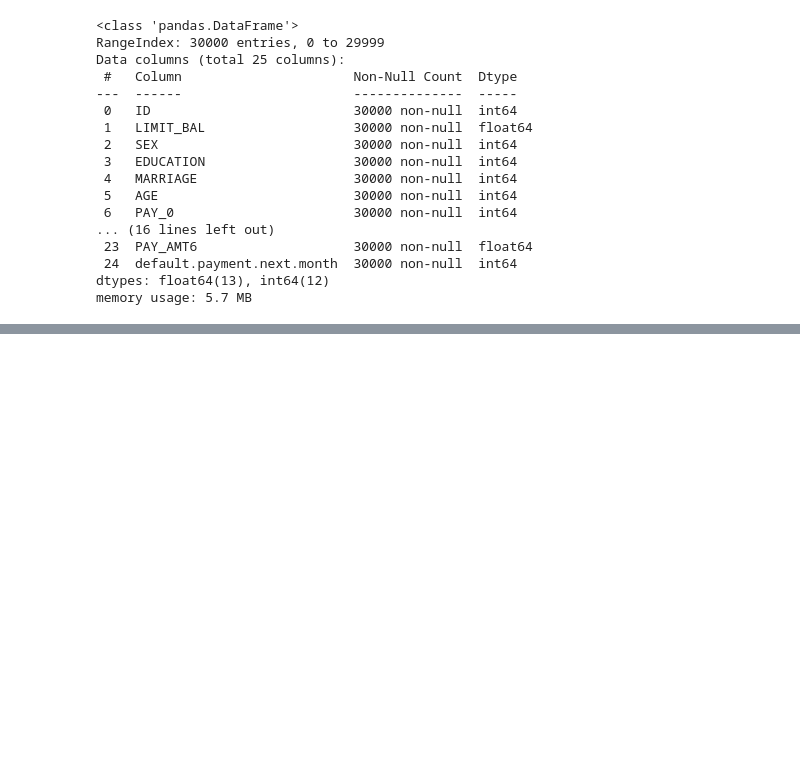
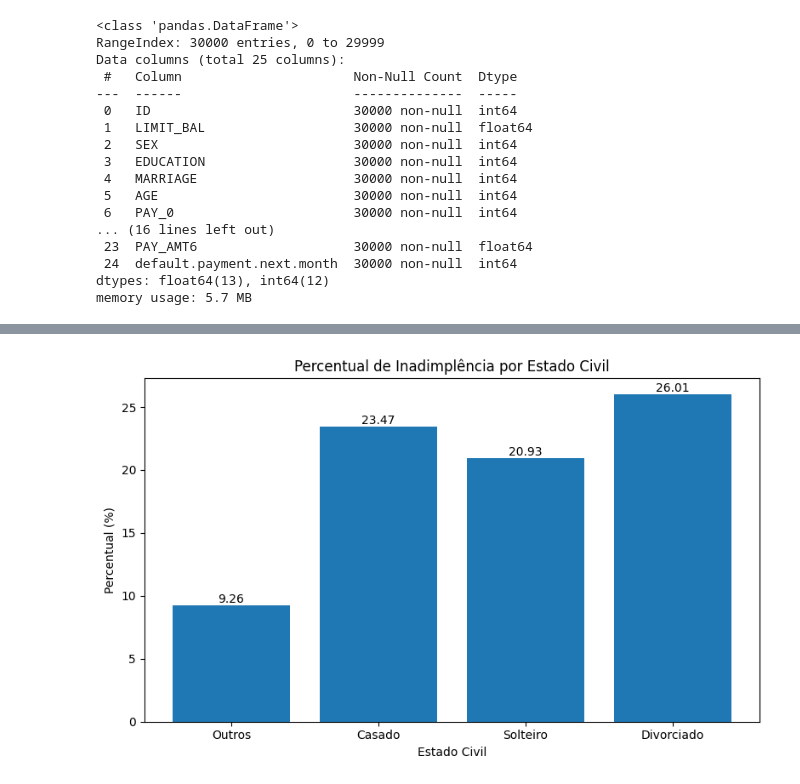
Before and after one commit to rtyodono/ProjetoTecnicasDeProgramacao, a Jupyter notebook: Projeto.ipynb, the cells around one changed output, grey strips where cells are left out. Cells and saved outputs as stored; diff of their text form; code cells hidden in the pictures; blank space fills up the shorter version.

```diff
--- a/Projeto.ipynb
+++ b/Projeto.ipynb
@@ -177,0 +313,29 @@ for coluna in variaveis_quantitativas:
+# %%
+inad_por_estado_civil = df.groupby('ESTADO_CIVIL')['INADIMPLENTE'].value_counts(normalize=True).mul(100).round(2)
+inad_por_estado_civil = inad_por_estado_civil[[('Outros', 'Sim'), ('Casado', 'Sim'),('Solteiro', 'Sim'),('Divorciado', 'Sim')]]
+# %%
+# Gráfico
+plot_df = inad_por_estado_civil.reset_index()
+plot_df.columns = ['ESTADO_CIVIL', 'INADIMPLENTE', 'PERCENTUAL']
+
+fig, ax = plt.subplots(figsize=(8,5))
+bars = ax.bar(plot_df['ESTADO_CIVIL'], plot_df['PERCENTUAL'])
+
+plt.title('Percentual de Inadimplência por Estado Civil')
+plt.xlabel('Estado Civil')
+plt.ylabel('Percentual (%)')
+plt.xticks(rotation=0)
+
+for bar in bars:
+    height = bar.get_height()
+    ax.text(
+        bar.get_x() + bar.get_width()/2,
+        height,
+        f'{height:.2f}',
+        ha='center', va='bottom'
+    )
+
+plt.tight_layout()
+plt.show()
+# %% [output]
+[figure, added]
```
Also changed, not shown: parts of 18 cells of this notebook.
